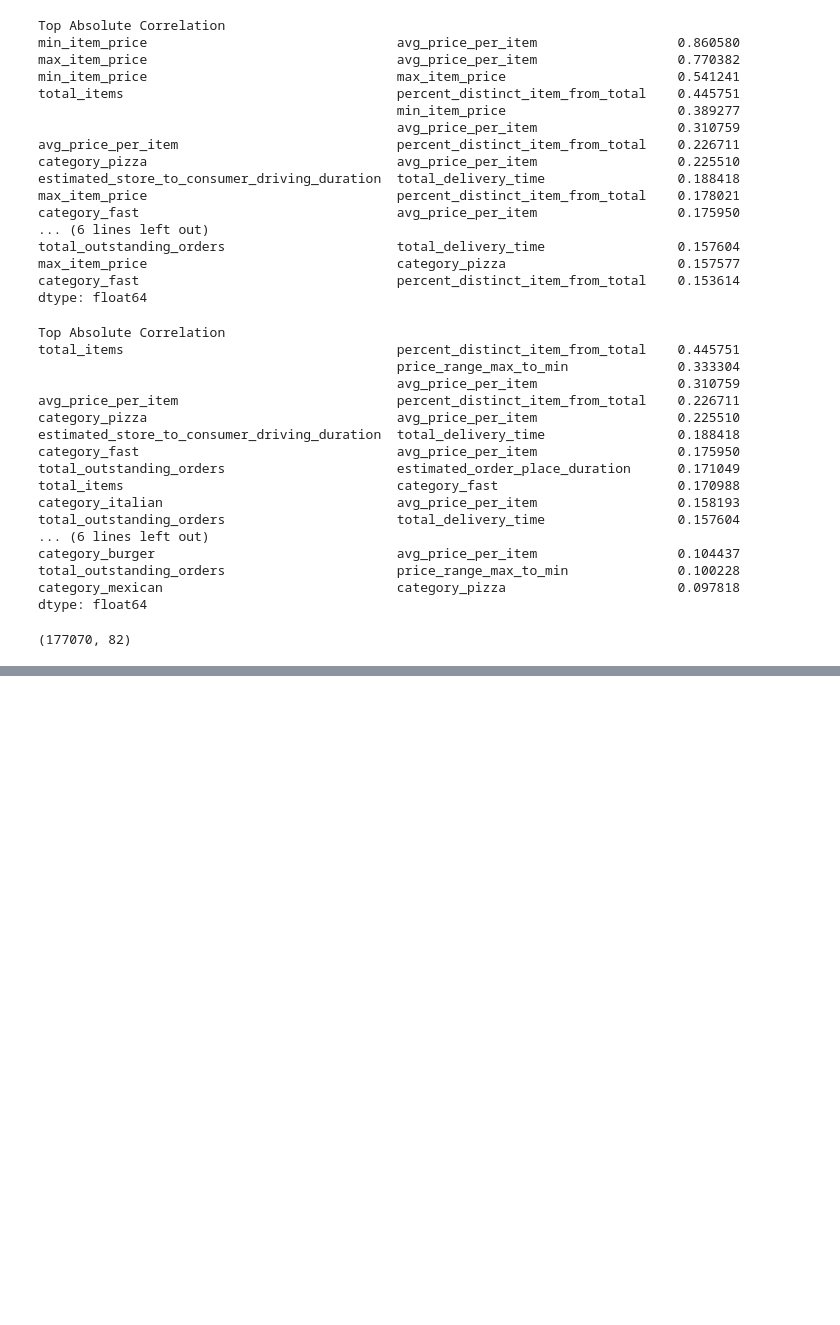
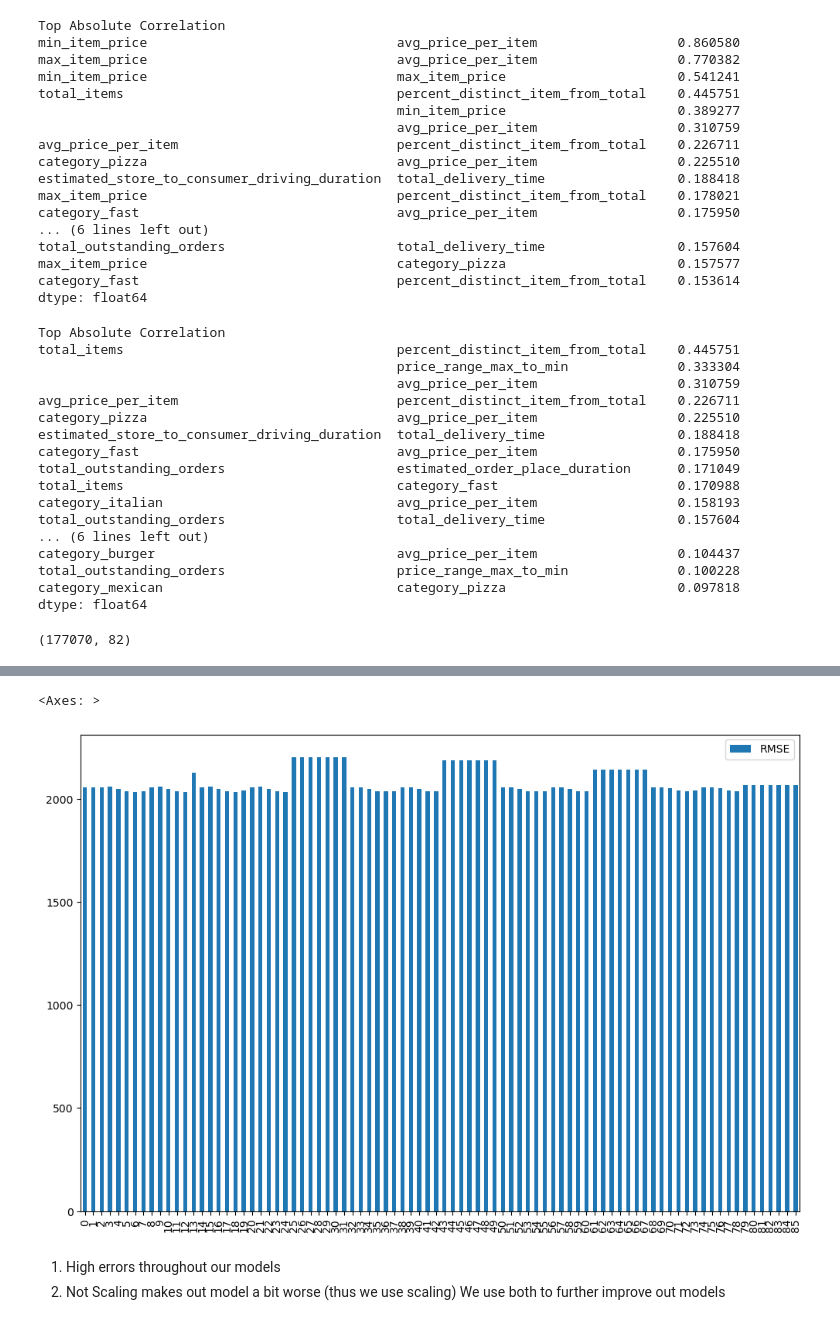
Before and after one commit to tobiassilalahi/doordash-eta-delivery, a Jupyter notebook: doordash-prediction.ipynb, the cells around one changed output, grey strips where cells are left out. Drawn from its saved outputs; the diff is of its cells as text; code cells hidden in the pictures; blank space fills up the shorter version.

```diff
--- a/doordash-prediction.ipynb
+++ b/doordash-prediction.ipynb
@@ -659,0 +877,4 @@ train_df.shape
+# %%
+X_train_scaled, X_test_scaled, y_train_scaled, y_test_scaled = train_test_split(
+    X_scaled, y_scaled, random_state=42, test_size=0.2
+)
@@ -659,0 +957,7 @@ train_df.shape
+# %%
+# Scaler
+scalers = {
+    "Standard Scaler": StandardScaler(),
+    "MinMax Scaler": MinMaxScaler(),
+    "NotScale": None
+}
@@ -659,0 +968,26 @@ train_df.shape
+# %%
+for feature_set_name in feature_sets.keys():
+    feature_set = feature_sets[feature_set_name]
+    for scaler_name in scalers.keys():
+        print(f"-----scaled with {scaler_name}-------- included columns are {feature_set_name}")
+        print("")
+        for model_name in regression_models.keys():
+            if scaler_name == "NotScale":
+                X = train_df[feature_set]
+                y = train_df["total_delivery_time"]
+                X_train, X_test, y_train, y_test = train_test_split(X, y, test_size=0.2, random_state=42)
+                make_regression(X_train, y_train, X_test, y_test, regression_models[model_name], model_name, verbose=True)
+
+            else:
+
+                X_scaled, y_scaled, X_scaler, y_scaler = scale(scalers[scaler_name], X[feature_set], y)
+                X_train_scaled, X_test_scaled, y_train_scaled, y_test_scaled = train_test_split(
+                    X_scaled, y_scaled, test_size=0.2, random_state=42)
+                # [:,0] means [first_row:last_row, column_0] it gives all values in column_0 if its a 2D matrix
+                _, y_predict_scaled, _, _ = make_regression(X_train_scaled, y_train_scaled[:,0], X_test_scaled, y_test_scaled[:,0], regression_models[model_name], model_name, verbose=False)
+                rmse_error, y_predict = rmse_with_inv_transform(y_scaler, y_test, y_predict_scaled, model_name)
+
+            pred_dict["regression_model"].append(model_name)
+            pred_dict["feature_set"].append(feature_set_name)
+            pred_dict["scaler_name"].append(scaler_name)
+            pred_dict["RMSE"].append(rmse_error)
@@ -659,0 +1048,3 @@ train_df.shape
+# %%
+pred_df = pd.DataFrame(pred_dict)
+pred_df
@@ -659,0 +1065,9 @@ train_df.shape
+# %%
+pred_df.plot(kind='bar', figsize=(12,8))
+# %% [output]
+<Axes: >
+[figure, added]
+# %% [markdown]
+1. High errors throughout our models
+2. Not Scaling makes out model a bit worse (thus we use scaling)
+We use both to further improve out models
```
Also changed, not shown: parts of 59 cells of this notebook.
